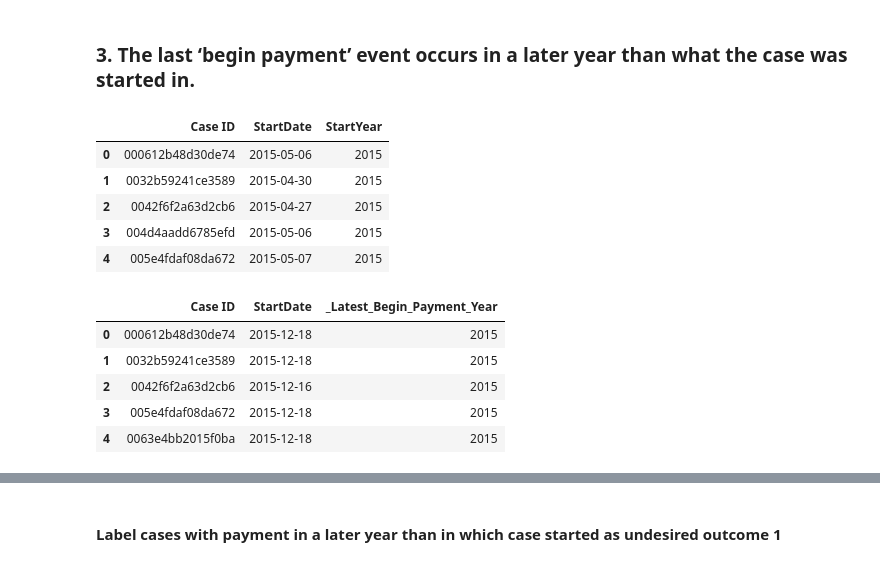
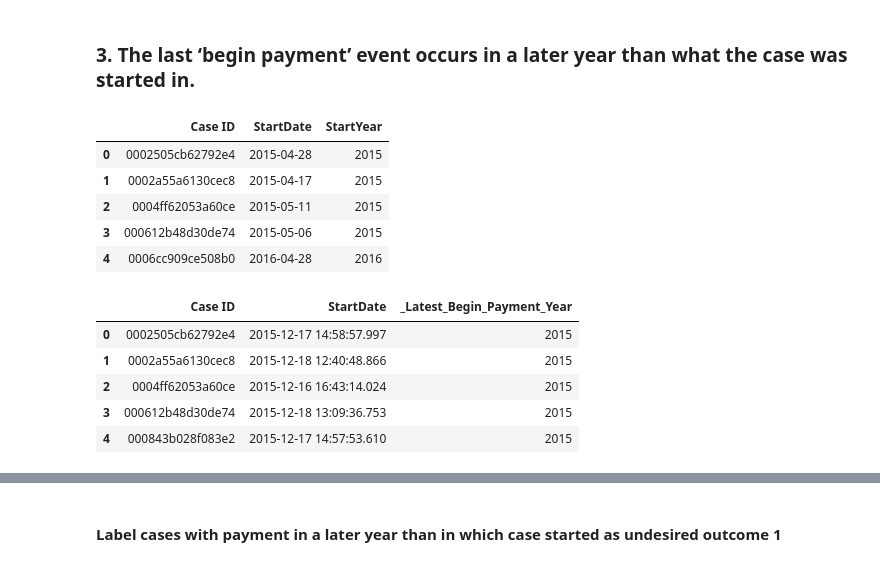
Before and after one commit to rowanarts/process-mining-assignment-2, a Jupyter notebook: Process Mining - Undesired Outcomes.ipynb, the cells around one changed output, grey strips where cells are left out. Saved outputs shown, nothing was run; the diff lists cells and outputs as text; code cells hidden in the pictures.

```diff
--- a/Process Mining - Undesired Outcomes.ipynb
+++ b/Process Mining - Undesired Outcomes.ipynb
@@ -20,6 +24,9 @@ from copy import deepcopy
 
 #cases_df = deepcopy(df.loc[df['Complete Timestamp'].dt.year < 2017])
 cases_df = deepcopy(df)
+# %%
+cases_df = cases_df.rename(columns = {'Complete Timestamp': 'Timestamp'})
+cases_df.Timestamp = pd.to_datetime(cases_df.Timestamp)
 # %% [markdown]
 ## Undesired Outcome 1
 # %% [markdown]
@@ -46,6 +53,7 @@ __TO DO__
 
 df = cases_df.loc[cases_df['Activity'] == 'Payment application-Application-begin payment']
 df = df.rename(columns = {'Complete Timestamp': 'Timestamp'})
+df.Timestamp = pd.to_datetime(df.Timestamp)
 latest_payments = df.loc[df.groupby('Case ID').Timestamp.idxmax()]
 
 
@@ -92,6 +111,7 @@ cases_df.loc[cases_df['UndesiredOutcome1'] == 1].head()
 
 abort_df = cases_df.loc[cases_df['Activity'] == 'Payment application-Application-abort payment']
 abort_df = abort_df.rename(columns = {'Complete Timestamp': 'Timestamp'})
+abort_df.Timestamp = pd.to_datetime(abort_df.Timestamp)
 latest_aborts = abort_df.loc[abort_df.groupby('Case ID').Timestamp.idxmax()]
 
 for i in latest_aborts.index:
@@ -120,7 +138,7 @@ latest_df = cases_df.loc[(cases_df['_Latest_Begin_Payment'] == 1) | (cases_df['_
 
 # Each case id has at max 2 rows. This because we only consider the LATEST begin payment and LATEST abort payment
 
-grouped_df = latest_df.groupby('Case ID')['Complete Timestamp'].agg(['min','max']).rename(columns={'min':'first','max':'last'})
+grouped_df = latest_df.groupby('Case ID')['Timestamp'].agg(['min','max']).rename(columns={'min':'first','max':'last'})
 
 merged_df = pd.merge(latest_df, grouped_df, left_on='Case ID', right_on='Case ID')
 
@@ -130,7 +148,7 @@ for i in merged_df.index:
 
     row = merged_df.loc[i, :]
 
-    if row['_Latest_Abort_Payment'] == 1 and row['Complete Timestamp'] == row['last'] and row['first'] != row['last']: # check timestamps
+    if row['_Latest_Abort_Payment'] == 1 and row['Timestamp'] == row['last'] and row['first'] != row['last']: # check timestamps
         # when first and last date are exactly the same, the order cannot be concluded from the data and hence these cases cannot be used for predictions
         merged_df.loc[i, '_Abort_After_Begin_Payment'] = 1
 
@@ -159,30 +173,30 @@ merged_df.loc[merged_df['_Abort_After_Begin_Payment'] == 1]
 ### 3. The last ‘begin payment’ event occurs in a later year than what the case was started in.
 # %%
 # determine case start year
-start_year_case = cases_df.groupby(by=['Case ID'])['Complete Timestamp'].agg(['min']).rename(columns={'min':'StartDate'})
+start_year_case = cases_df.groupby(by=['Case ID'])['Timestamp'].agg(['min']).rename(columns={'min':'StartDate'})
 start_year_case['StartYear'] = start_year_case['StartDate'].dt.year
 start_year_case = start_year_case.reset_index()
 start_year_case.head()
 # %% [output]
 |  | Case ID | StartDate | StartYear |
-| 0 | 000612b48d30de74 | 2015-05-06 | 2015 |
-| 1 | 0032b59241ce3589 | 2015-04-30 | 2015 |
-| 2 | 0042f6f2a63d2cb6 | 2015-04-27 | 2015 |
-| 3 | 004d4aadd6785efd | 2015-05-06 | 2015 |
-| 4 | 005e4fdaf08da672 | 2015-05-07 | 2015 |
+| 0 | 0002505cb62792e4 | 2015-04-28 | 2015 |
+| 1 | 0002a55a6130cec8 | 2015-04-17 | 2015 |
+| 2 | 0004ff62053a60ce | 2015-05-11 | 2015 |
+| 3 | 000612b48d30de74 | 2015-05-06 | 2015 |
+| 4 | 0006cc909ce508b0 | 2016-04-28 | 2016 |
 # %%
 # determine latest begin payment year
-latest_begin_payment_year = cases_df.loc[cases_df['Activity'] == 'Payment application-Application-abort payment'].groupby(by=['Case ID'])['Complete Timestamp'].agg(['min']).rename(columns={'min':'StartDate'})
+latest_begin_payment_year = cases_df.loc[cases_df['Activity'] == 'Payment application-Application-abort payment'].groupby(by=['Case ID'])['Timestamp'].agg(['min']).rename(columns={'min':'StartDate'})
 latest_begin_payment_year['_Latest_Begin_Payment_Year'] =  latest_begin_payment_year['StartDate'].dt.year
 latest_begin_payment_year = latest_begin_payment_year.reset_index()
 latest_begin_payment_year.head()
 # %% [output]
 |  | Case ID | StartDate | _Latest_Begin_Payment_Year |
-| 0 | 000612b48d30de74 | 2015-12-18 | 2015 |
-| 1 | 0032b59241ce3589 | 2015-12-18 | 2015 |
-| 2 | 0042f6f2a63d2cb6 | 2015-12-16 | 2015 |
-| 3 | 005e4fdaf08da672 | 2015-12-18 | 2015 |
-| 4 | 0063e4bb2015f0ba | 2015-12-18 | 2015 |
+| 0 | 0002505cb62792e4 | 2015-12-17 14:58:57.997 | 2015 |
+| 1 | 0002a55a6130cec8 | 2015-12-18 12:40:48.866 | 2015 |
+| 2 | 0004ff62053a60ce | 2015-12-16 16:43:14.024 | 2015 |
+| 3 | 000612b48d30de74 | 2015-12-18 13:09:36.753 | 2015 |
+| 4 | 000843b028f083e2 | 2015-12-17 14:57:53.610 | 2015 |
 # %%
 # merge two dataframes
 year_df = pd.merge(latest_begin_payment_year, start_year_case, on='Case ID')
```
Also changed, not shown: parts of 10 cells of this notebook, 6 other files.
